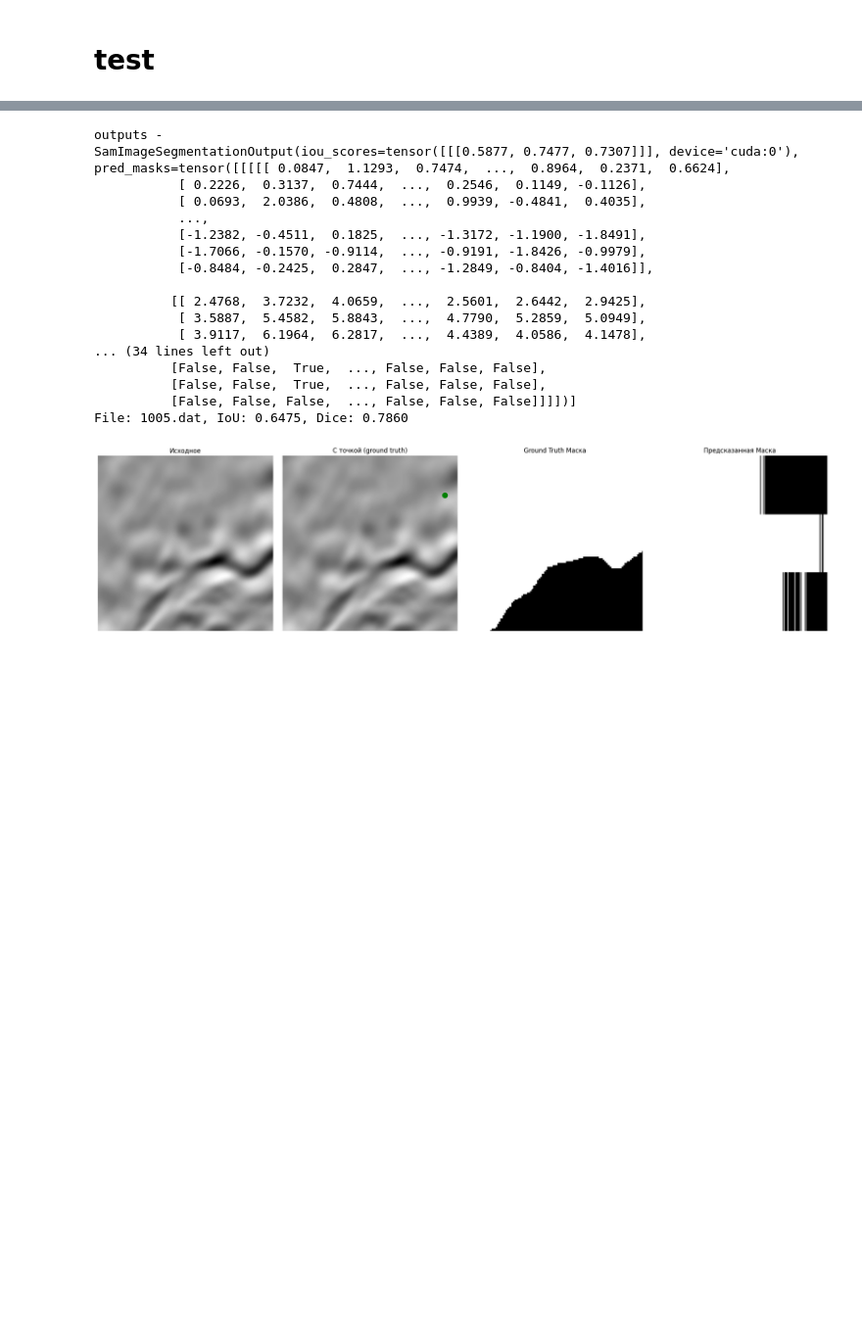
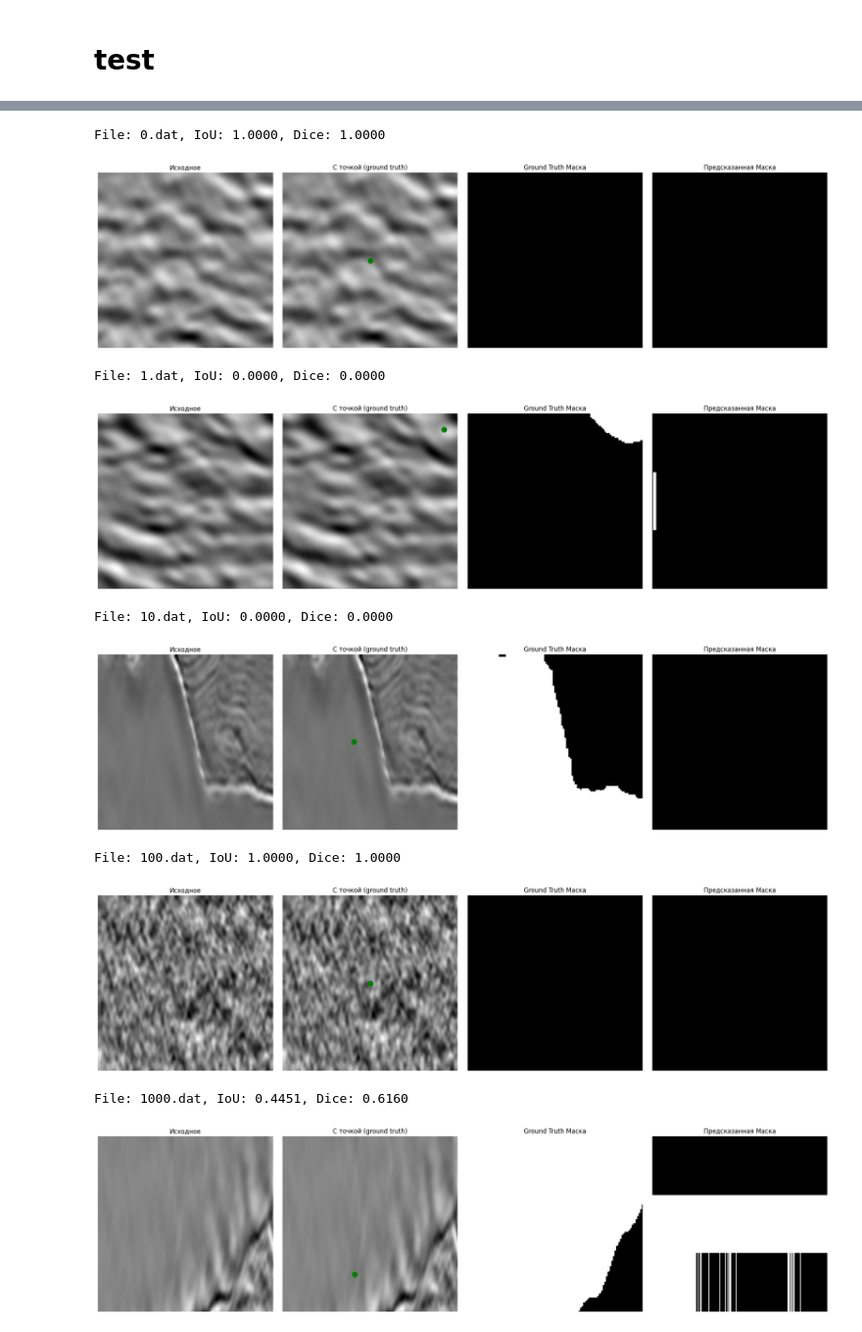
Before and after one commit to tedotechnologies/seismic_segmentation, a Jupyter notebook: notebooks/_train_sam.ipynb, the cells around one changed output, grey strips where cells are left out. Shown at 98% size. Saved outputs shown, nothing was run; the diff lists cells and outputs as text; code cells hidden in the pictures; blank space fills up the shorter version.

```diff
--- a/notebooks/_train_sam.ipynb
+++ b/notebooks/_train_sam.ipynb
@@ -1,5 +13,5 @@
 # %%
 from clearml import Task
 
-task = Task.init(project_name="Rosneft segmentation", task_name="Experiment 1")
+task = Task.init(project_name="Rosneft segmentation", task_name="Experiment 3")
 # %% [output]
@@ -45,8 +81,8 @@ train_config = {
         "pretrained": "facebook/sam-vit-huge",
         "use_lora": True,
         "lora_config": {
-            "r": 16,
-            "lora_alpha": 32,
+            "r": 64,
+            "lora_alpha": 64,
             "target_modules": ["q_proj", "k_proj", "v_proj", "out_proj"],
             "lora_dropout": 0.1,
             "bias": "none",
@@ -74,3 +110,5 @@ train_config = {
         "task_name": "LoRA Training"
     }
 }
+
+task.connect(train_config)
@@ -327,7 +407,7 @@ val_files_test_temp
 ious = []
 dices = []
 
-for filename in val_files_test_temp[-1:]:
+for filename in val_files_test_temp:
     seismic_path = os.path.join(seismic_dir_test_temp, filename)
     label_path   = os.path.join(label_dir_test_temp, filename)  # Предполагается совпадение имён
 
@@ -369,7 +449,7 @@ for filename in val_files_test_temp[-1:]:
     with torch.no_grad():
         outputs = model(**inputs)
 
-    print("outputs - ", outputs, sep="\n")
+    # print("outputs - ", outputs, sep="\n")
 
     # 5. Постобработка предсказанных масок
     masks = processor.image_processor.post_process_masks(
@@ -377,50 +457,42 @@ for filename in val_files_test_temp[-1:]:
         inputs["original_sizes"].cpu(),
         inputs["reshaped_input_sizes"].cpu()
     )
-    print("masks - ", masks, sep="\n")
+    # print("masks - ", masks, sep="\n")
     if len(masks) > 0 and len(masks[0]) > 0:
         pred_mask = masks[0][0]
         if isinstance(pred_mask, torch.Tensor):
             pred_mask = pred_mask.cpu().numpy()
         # Выводим оригинальную форму для отладки
         # print("Оригинальная форма pred_mask:", pred_mask.shape)
         pred_mask = np.squeeze(pred_mask)
         # Если после squeeze осталась 3D маска (например, (H, W, C)), берем первый канал.
         if pred_mask.ndim == 3 and pred_mask.shape[2] > 1:
             pred_mask = pred_mask[..., 0]
     else:
         pred_mask = np.zeros(label.shape, dtype=np.uint8)
 
     # Если форма предсказанной маски не совпадает с формой label, приводим её к нужному размеру.
     if pred_mask.shape != label.shape:
         pred_mask = cv2.resize(pred_mask.astype(np.uint8), (label.shape[1], label.shape[0]))
 
     # Вычисление метрик
     iou, dice = compute_metrics(pred_mask, label)
     ious.append(iou)
     dices.append(dice)
     print(f"File: {filename}, IoU: {iou:.4f}, Dice: {dice:.4f}")
 
     # ---------------------------
     # Отображение 4 изображений: исходное, с точкой, с overlay и маска.
     # ---------------------------
     display_four_images(pil_image, label, pred_mask)
 # %% [output]
-outputs -
-SamImageSegmentationOutput(iou_scores=tensor([[[0.5877, 0.7477, 0.7307]]], device='cuda:0'), pred_masks=tensor([[[[[ 0.0847,  1.1293,  0.7474,  ...,  0.8964,  0.2371,  0.6624],
-           [ 0.2226,  0.3137,  0.7444,  ...,  0.2546,  0.1149, -0.1126],
-           [ 0.0693,  2.0386,  0.4808,  ...,  0.9939, -0.4841,  0.4035],
-           ...,
-           [-1.2382, -0.4511,  0.1825,  ..., -1.3172, -1.1900, -1.8491],
-           [-1.7066, -0.1570, -0.9114,  ..., -0.9191, -1.8426, -0.9979],
-           [-0.8484, -0.2425,  0.2847,  ..., -1.2849, -0.8404, -1.4016]],
-
-          [[ 2.4768,  3.7232,  4.0659,  ...,  2.5601,  2.6442,  2.9425],
-           [ 3.5887,  5.4582,  5.8843,  ...,  4.7790,  5.2859,  5.0949],
-           [ 3.9117,  6.1964,  6.2817,  ...,  4.4389,  4.0586,  4.1478],
-... (34 lines left out)
-          [False, False,  True,  ..., False, False, False],
-          [False, False,  True,  ..., False, False, False],
-          [False, False, False,  ..., False, False, False]]]])]
-File: 1005.dat, IoU: 0.6475, Dice: 0.7860
+File: 0.dat, IoU: 1.0000, Dice: 1.0000
-[figure, old version]
+[figure, new version]
+File: 1.dat, IoU: 0.0000, Dice: 0.0000
+[figure, added]
+File: 10.dat, IoU: 0.0000, Dice: 0.0000
+[figure, added]
+File: 100.dat, IoU: 1.0000, Dice: 1.0000
+[figure, added]
+File: 1000.dat, IoU: 0.4451, Dice: 0.6160
+[figure, added]
```
Also changed, not shown: parts of 10 cells of this notebook, 3 other files.
